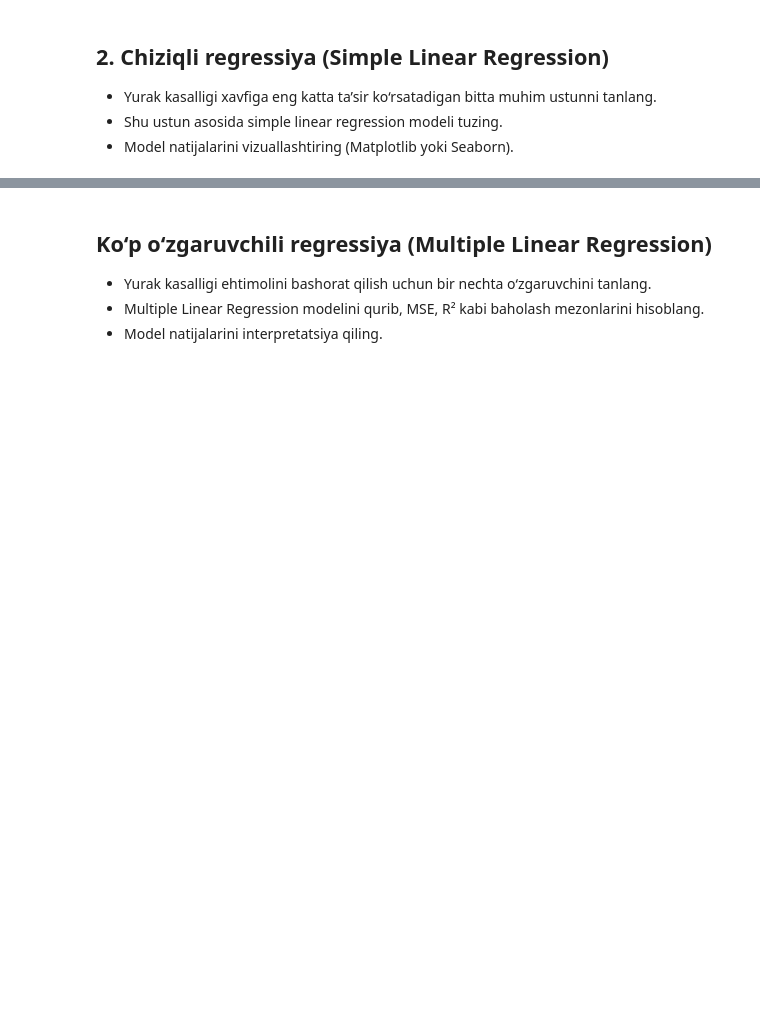
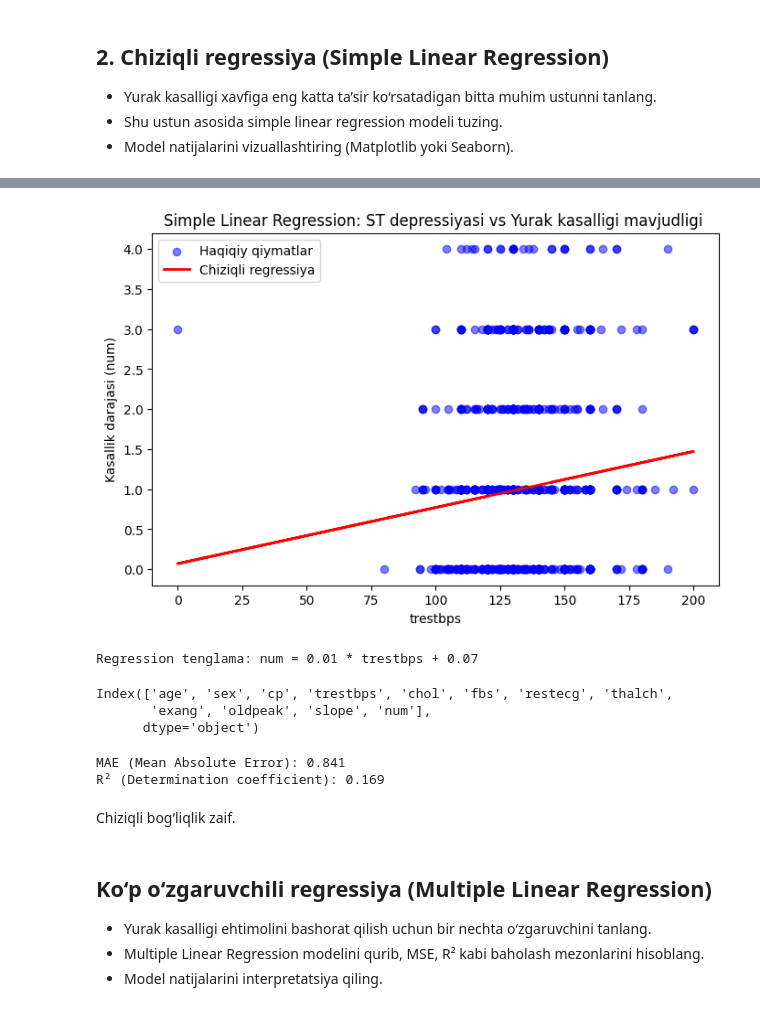
Before and after one commit to ulubeykhuja/Amaliyot, a Jupyter notebook: Копия_блокнота_"16_REGRESSIYA_16_18_YAKUNIY_AMALIY_VAZIFA_ipynb".ipynb, the cells around one changed output, grey strips where cells are left out. Drawn from its saved outputs; the diff is of its cells as text; code cells hidden in the pictures; blank space fills up the shorter version.

```diff
--- a/Копия_блокнота_"16_REGRESSIYA_16_18_YAKUNIY_AMALIY_VAZIFA_ipynb".ipynb
+++ b/Копия_блокнота_"16_REGRESSIYA_16_18_YAKUNIY_AMALIY_VAZIFA_ipynb".ipynb
@@ -268,4 +279,53 @@ print(f"Regression tenglama: num = {model.coef_[0]:.2f} * oldpeak + {model.inter
 Regression tenglama: num = 0.44 * oldpeak + 0.62
+# %%
+from sklearn.linear_model import LinearRegression
+
+X = df[['trestbps']].values
+y = df['num'].values
+
+# Modelni yarsash & train
+model = LinearRegression()
+model.fit(X, y)
+
+# predict qiymatlari
+y_pred = model.predict(X)
+
+# visualizasiya
+plt.figure(figsize=(8,5))
+plt.scatter(X, y, color='blue', label='Haqiqiy qiymatlar', alpha=0.5)
+plt.plot(X, y_pred, color='red', linewidth=2, label='Chiziqli regressiya')
+plt.xlabel('trestbps')
+plt.ylabel('Kasallik darajasi (num)')
+plt.title('Simple Linear Regression: ST depressiyasi vs Yurak kasalligi mavjudligi ')
+plt.legend()
+plt.show()
+
+# Model koeffitsientlari va intercept
+print(f"Regression tenglama: num = {model.coef_[0]:.2f} * trestbps + {model.intercept_:.2f}")
+# %% [output]
+[figure, added]
+Regression tenglama: num = 0.01 * trestbps + 0.07
+# %%
+df.columns
+# %% [output]
+Index(['age', 'sex', 'cp', 'trestbps', 'chol', 'fbs', 'restecg', 'thalch',
+       'exang', 'oldpeak', 'slope', 'num'],
+      dtype='object')
+# %%
+from sklearn.metrics import mean_absolute_error, r2_score
+
+# MAE hisoblash
+mae = mean_absolute_error(y, y_pred)
+print(f"MAE (Mean Absolute Error): {mae:.3f}")
+
+# R2 hisoblash
+r2 = r2_score(y, y_pred)
+print(f"R² (Determination coefficient): {r2:.3f}")
+# %% [output]
+MAE (Mean Absolute Error): 0.841
+R² (Determination coefficient): 0.169
+# %% [markdown]
+Chiziqli bog‘liqlik zaif.
 # %% [markdown]
 ## Ko‘p o‘zgaruvchili regressiya (Multiple Linear Regression)
 * Yurak kasalligi ehtimolini bashorat qilish uchun bir nechta o‘zgaruvchini tanlang.
```
Also changed, not shown: parts of 16 cells of this notebook.
